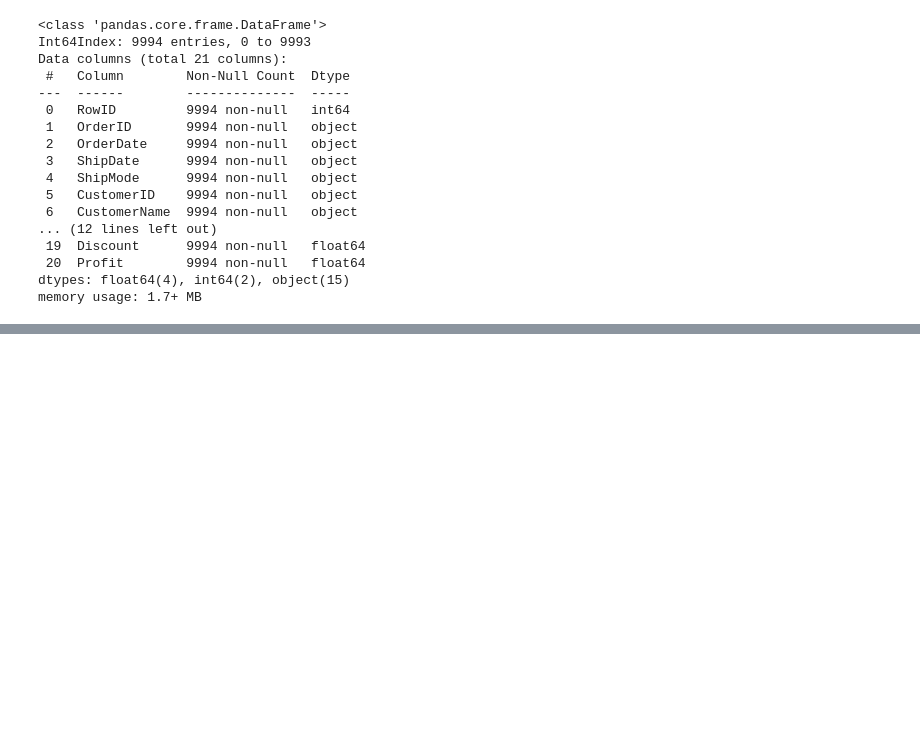
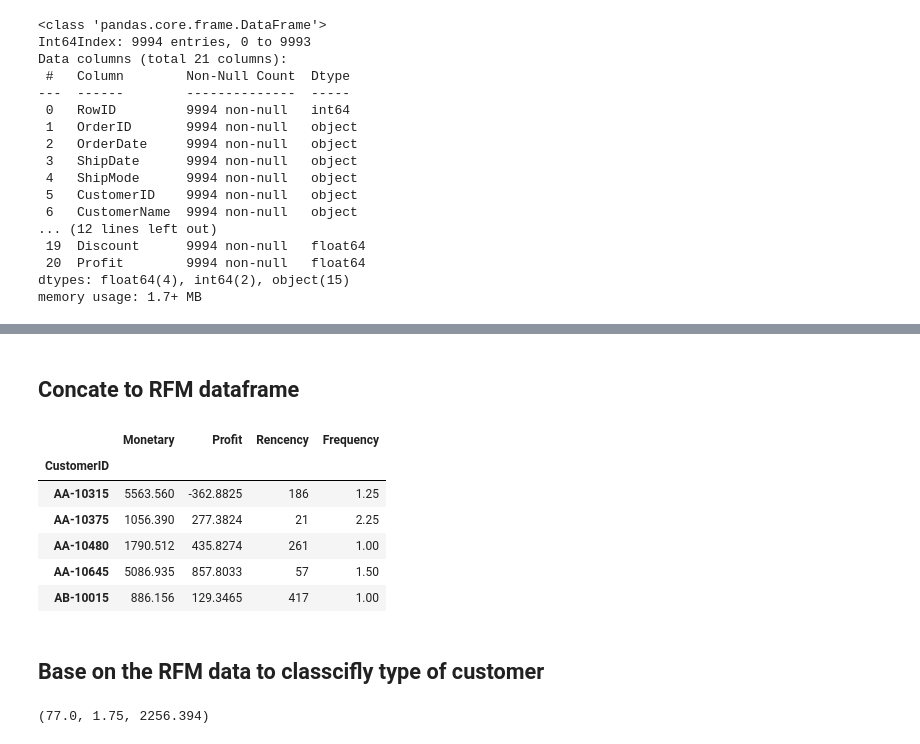
Before and after one commit to ckwalvin/RFM, a Jupyter notebook: NA_sales_RFM.ipynb, the cells around one changed output, grey strips where cells are left out. Drawn from its saved outputs; the diff is of its cells as text; code cells hidden in the pictures; blank space fills up the shorter version.

```diff
--- a/NA_sales_RFM.ipynb
+++ b/NA_sales_RFM.ipynb
@@ -61,0 +112,3 @@ memory usage: 1.7+ MB
+# %%
+dF.drop_duplicates(subset=['OrderID'],keep='first',inplace=True)  #  for find the frequency by orderid that mean the customer consume one time
+dF.info()
@@ -61,0 +133,4 @@ memory usage: 1.7+ MB
+# %%
+fre = dF.groupby('CustomerID',as_index=False).OrderID.count().rename(columns = {'OrderID':'Frequency'})
+fre.set_index('CustomerID',drop=True,inplace=True)
+fre.head()
@@ -61,0 +172,5 @@ memory usage: 1.7+ MB
+# %%
+dyears =  df_group.agg({'OrderDate':(lambda df :df.dt.year.max()-df.dt.year.min()+1)}).rename(
+    columns={'OrderDate':'DiffYears'}).DiffYears
+
+fre.Frequency = fre.Frequency/dyears
@@ -61,0 +187,22 @@ memory usage: 1.7+ MB
+# %% [markdown]
+## Concate to RFM dataframe
+# %%
+RFM = df_rm.merge(fre, on='CustomerID')
+RFM.head()
+# %% [output]
+|  | Monetary | Profit | Rencency | Frequency |
+| CustomerID |  |  |  |  |
+| AA-10315 | 5563.560 | -362.8825 | 186 | 1.25 |
+| AA-10375 | 1056.390 | 277.3824 | 21 | 2.25 |
+| AA-10480 | 1790.512 | 435.8274 | 261 | 1.00 |
+| AA-10645 | 5086.935 | 857.8033 | 57 | 1.50 |
+| AB-10015 | 886.156 | 129.3465 | 417 | 1.00 |
+# %% [markdown]
+## Base on the RFM data to classcifly type of customer
+# %%
+rm= RFM['Rencency'].median()
+fm= RFM['Frequency'].median()
+mm= RFM['Monetary'].median()
+rm,fm,mm
+# %% [output]
+(77.0, 1.75, 2256.394)
```
Also changed, not shown: parts of 17 cells of this notebook.
